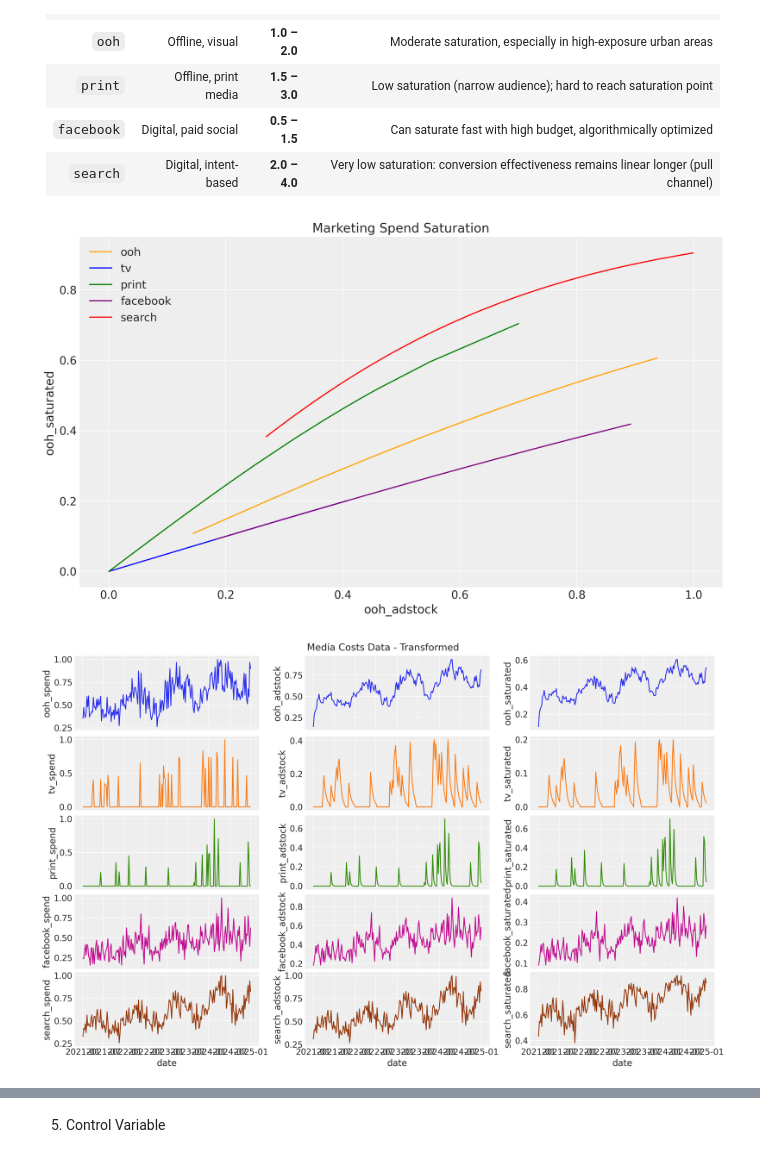
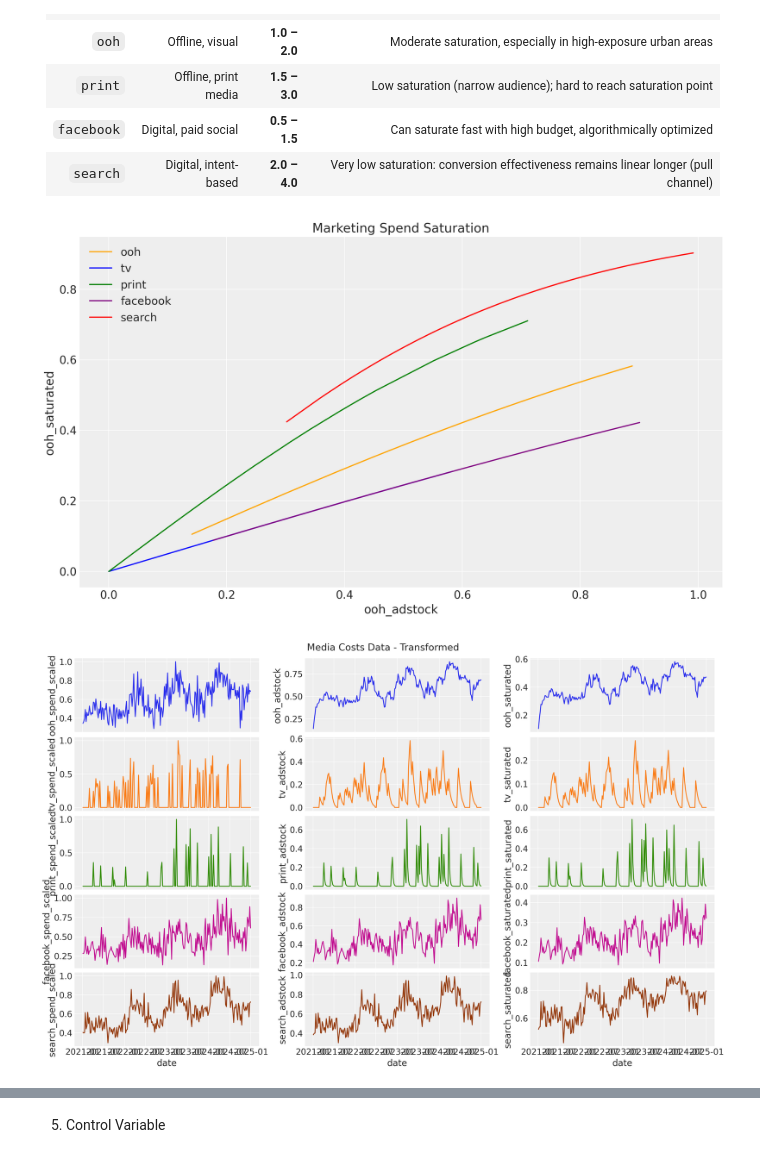
Before and after one commit to Oriane-O/Marketing-Mix-Modeling, a Jupyter notebook: 1-Data_generation.ipynb, the cells around one changed output, grey strips where cells are left out. Drawn from its saved outputs; the diff is of its cells as text; code cells hidden in the pictures.

```diff
--- a/1-Data_generation.ipynb
+++ b/1-Data_generation.ipynb
@@ -36,11 +39,7 @@ end_date=pd.to_datetime("2024-12-31")
 channels = ["ooh", "tv", "print", "facebook", "search"]
 # %%
 date_range=pd.date_range(start=start_date, end=end_date, freq='W-MON')
-df=pd.DataFrame( {'date':date_range}).assign(
-    year=lambda x: x["date"].dt.year,
-    month=lambda x: x["date"].dt.month,
-    week=lambda x: x["date"].dt.isocalendar().week,
-    dayofyear=lambda x: x["date"].dt.dayofyear,)
+df=pd.DataFrame( {'date':date_range})
 # %%
 n=df.shape[0] # Number of observations
 n
@@ -112,11 +111,11 @@ def generate_spend_from_demand(df, rng, spend_scalar=None):
     # Default scalars if not provided
     if spend_scalar is None:
         spend_scalar = {
-            "tv": 0.015,
-            "ooh": 0.004,
-            "print": 0.001,
-            "facebook": 0.012,
-            "search": 0.006
+            "tv": 0.07,
+            "ooh": 0.005,
+            "print": 0.004,
+            "facebook": 0.02,
+            "search": 0.01
         }
 
     n = len(df)
@@ -126,8 +125,8 @@ def generate_spend_from_demand(df, rng, spend_scalar=None):
 
         if channel == "tv":
             # TV: high budget, bursty campaigns
-            mask = rng.uniform(0, 1, n) > 0.85  # active ~15% of time
-            spend = np.where(mask, base_spend * rng.normal(1.0, 0.3, n), 0)
+            mask = rng.uniform(0, 1, n) > 0.8  # active ~20% of time
+            spend = np.where(mask, base_spend * rng.normal(1.0, 0.25, n), 0)
 
         elif channel == "ooh":
             # Out-of-home: relatively consistent with moderate noise
@@ -178,6 +177,6 @@ from sklearn.preprocessing import MaxAbsScaler
 for channel in ["tv", "ooh", "print", "facebook", "search"]:
     raw = df[f"{channel}_spend_raw"].values.reshape(-1, 1)
     scaler = MaxAbsScaler().fit(raw)
-    df[f"{channel}_spend"] = scaler.transform(raw).flatten()
+    df[f"{channel}_spend_scaled"] = scaler.transform(raw).flatten()
 df
 # %% [output]
@@ -217,7 +216,7 @@ adstock_alphas = {
 }
 for channel in channels:
   df[f"{channel}_adstock"] = geometric_adstock(
-            x=df[f"{channel}_spend"].to_numpy(),
+            x=df[f"{channel}_spend_scaled"].to_numpy(),
             alpha=adstock_alphas[channel],
             l_max=8,
             normalize=True).eval().flatten()
@@ -259,20 +258,20 @@ plt.title('Marketing Spend Saturation', fontsize=16)
 plt.legend()
 plt.show()
 # %% [output]
-[figure, old version]
+[figure, new version]
 # %%
 fig, ax = plt.subplots(5,3,figsize=(16, 10),sharex=True,sharey=False,layout="constrained")
 color=["C0", "C1", "C2", "C3", "C4"]
 for i, channel in enumerate(channels):
     # Tracé des 3 courbes : raw, adstocked, saturated
-    sns.lineplot(x="date", y=f"{channel}_spend", ax=ax[i,0], data=df,color=color[i])
+    sns.lineplot(x="date", y=f"{channel}_spend_scaled", ax=ax[i,0], data=df,color=color[i])
     sns.lineplot(x="date", y=f"{channel}_adstock", ax=ax[i,1], data=df,color=color[i])
     sns.lineplot(x="date", y=f"{channel}_saturated", ax=ax[i,2], data=df,color=color[i])
 
 fig.suptitle("Media Costs Data - Transformed", fontsize=16)
 plt.show()
 # %% [output]
-[figure, old version]
+[figure, new version]
 # %%
 # Facebook Impressions
 df["facebook_I"] = df["facebook_spend_raw"] * rng.normal(loc=1000, scale=150, size=n)
```
Also changed, not shown: parts of 10 cells of this notebook, 7 other files.
